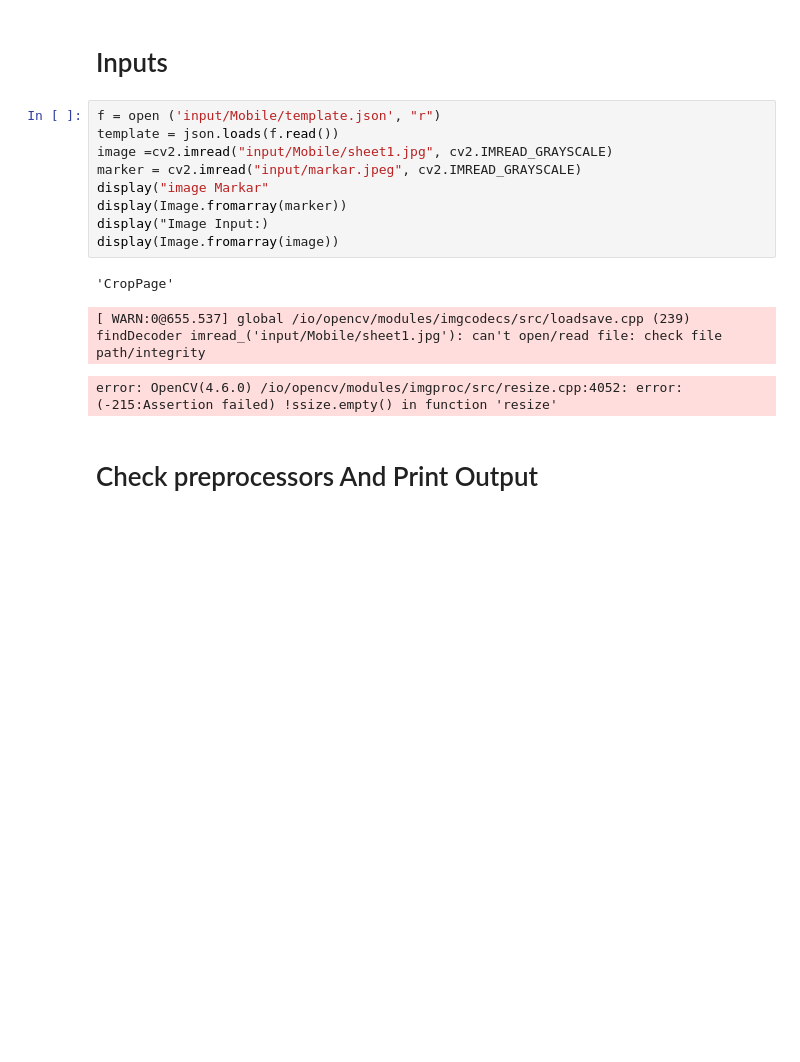
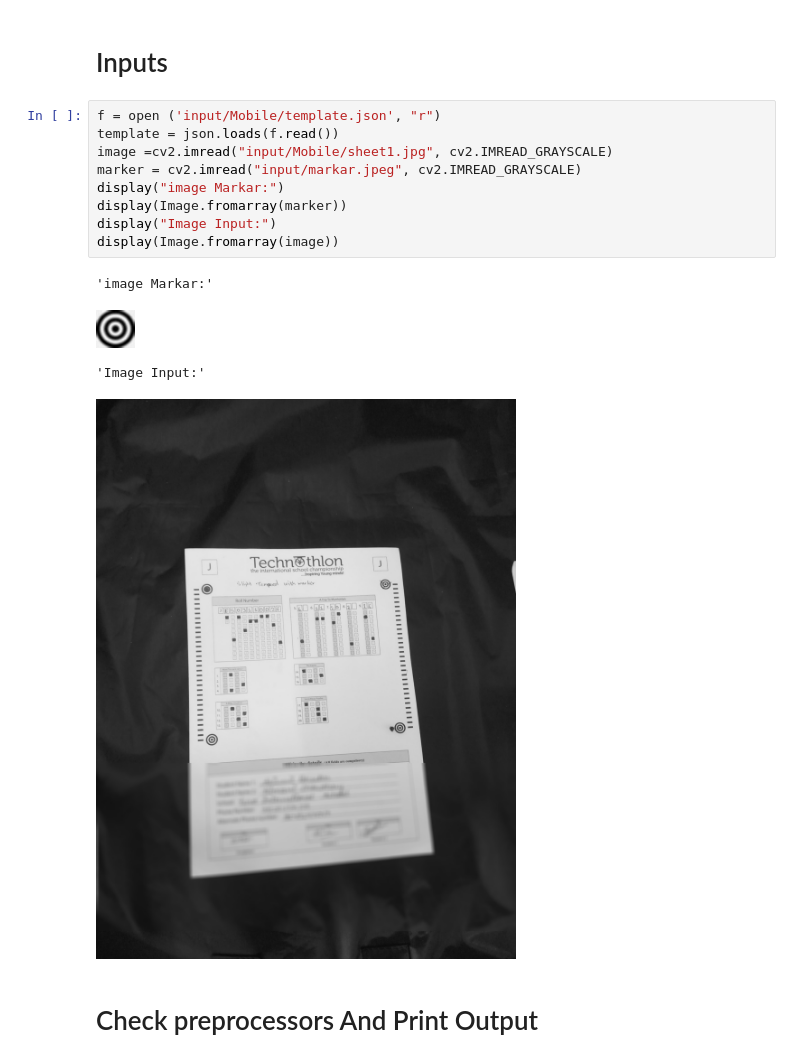
Before and after one commit to Udayraj123/OMRChecker, a Jupyter notebook: OMR.ipynb, the cells around one changed output. Saved outputs shown, nothing was run; the diff lists cells and outputs as text; blank space fills up the shorter version.

```diff
--- a/OMR.ipynb
+++ b/OMR.ipynb
@@ -67,16 +69,17 @@ apply_erode_subtract =  1
 # %%
 f = open ('input/Mobile/template.json', "r")
 template = json.loads(f.read())
 image =cv2.imread("input/Mobile/sheet1.jpg", cv2.IMREAD_GRAYSCALE)
 marker = cv2.imread("input/markar.jpeg", cv2.IMREAD_GRAYSCALE)
-display("image Markar"
+display("image Markar:")
 display(Image.fromarray(marker))
-display("Image Input:)
+display("Image Input:")
 display(Image.fromarray(image))
 # %% [output]
-'CropPage'
+'image Markar:'
+[figure, added]
-[ WARN:0@655.537] global /io/opencv/modules/imgcodecs/src/loadsave.cpp (239) findDecoder imread_('input/Mobile/sheet1.jpg'): can't open/read file: check file path/integrity
+'Image Input:'
-error: OpenCV(4.6.0) /io/opencv/modules/imgproc/src/resize.cpp:4052: error: (-215:Assertion failed) !ssize.empty() in function 'resize'
+[figure, added]
 # %% [markdown]
 # Check preprocessors And Print Output
 # %%
```
Also changed, not shown: parts of 4 cells of this notebook, 3 other files.
